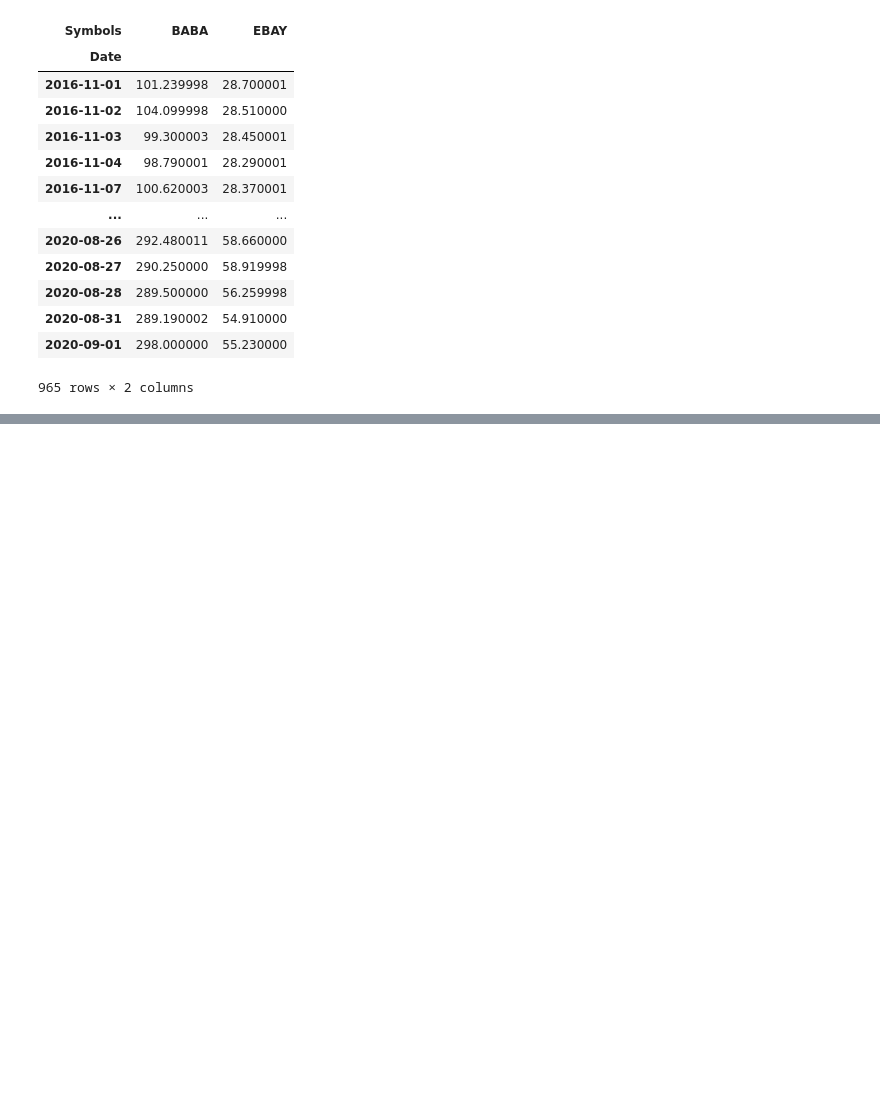
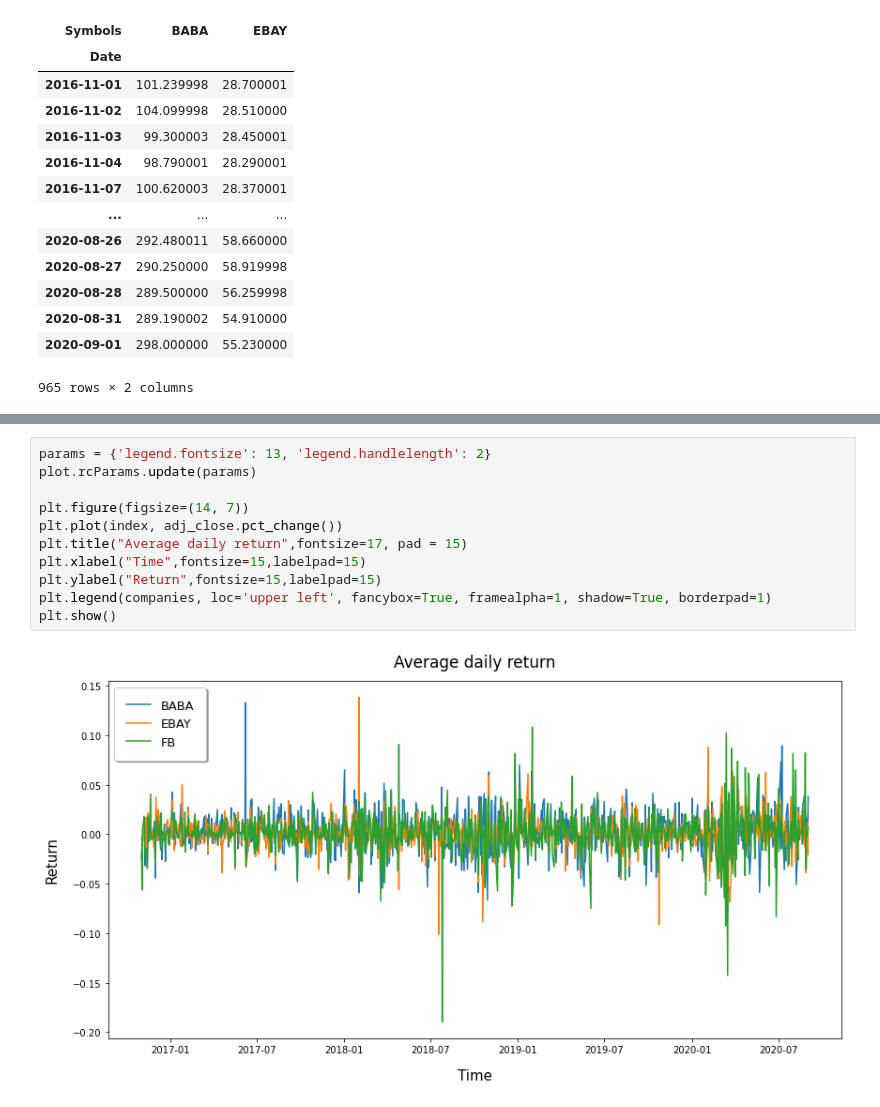
Before and after one commit to AdamSikorski/Markowitz-portfolio-model, a Jupyter notebook: Kopia_notatnika_Markowitz_model.ipynb, the cells around one changed output, grey strips where cells are left out. Drawn from its saved outputs; the diff is of its cells as text; blank space fills up the shorter version.

```diff
--- a/Kopia_notatnika_Markowitz_model.ipynb
+++ b/Kopia_notatnika_Markowitz_model.ipynb
@@ -77 +77,14 @@ plt.show()
+# %%
+params = {'legend.fontsize': 13, 'legend.handlelength': 2}
+plot.rcParams.update(params)
+
+plt.figure(figsize=(14, 7))
+plt.plot(index, adj_close.pct_change())
+plt.title("Average daily return",fontsize=17, pad = 15)
+plt.xlabel("Time",fontsize=15,labelpad=15)
+plt.ylabel("Return",fontsize=15,labelpad=15)
+plt.legend(companies, loc='upper left', fancybox=True, framealpha=1, shadow=True, borderpad=1)
+plt.show()
+# %% [output]
+[figure, added]
 # %%
```
Also changed, not shown: parts of 12 cells of this notebook.
